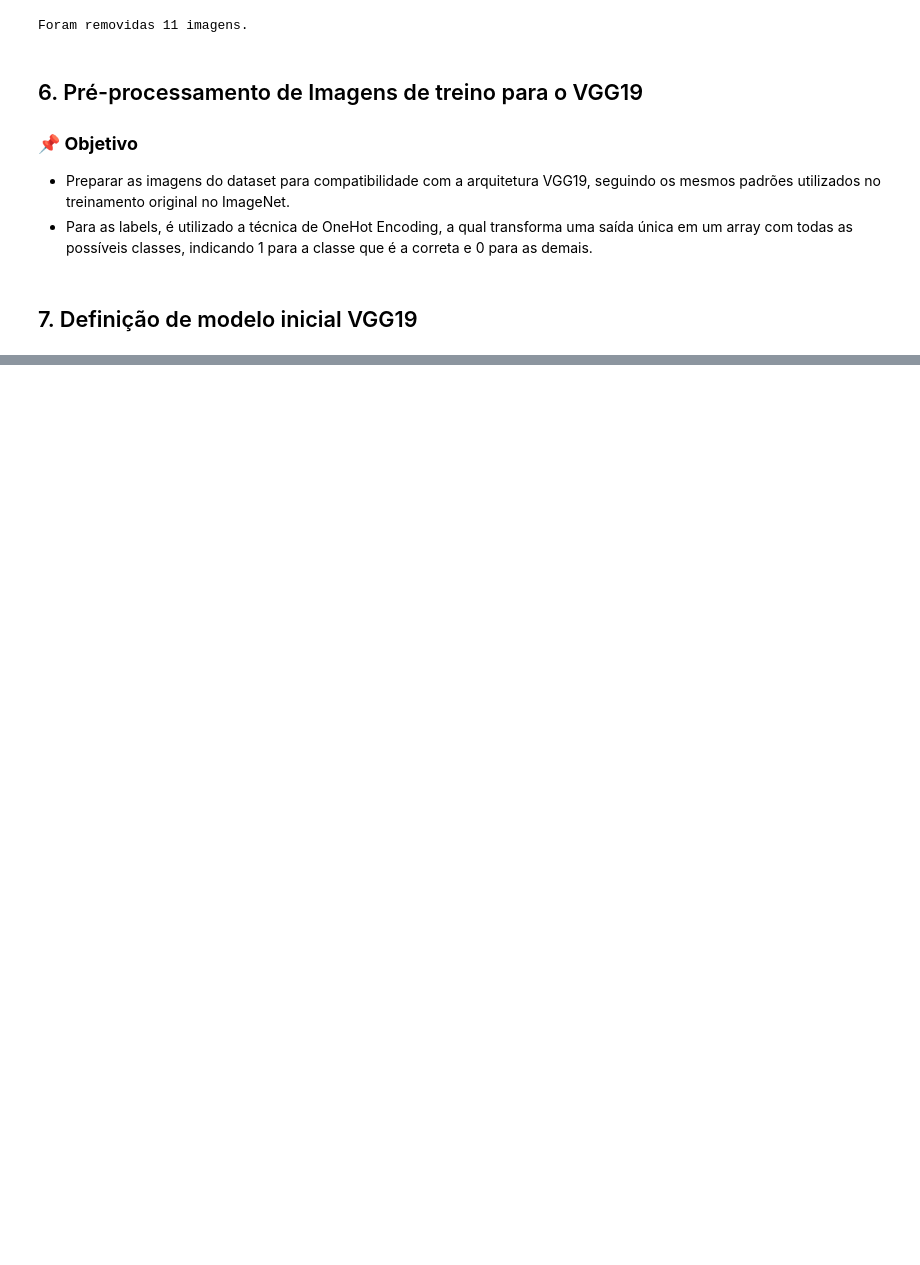
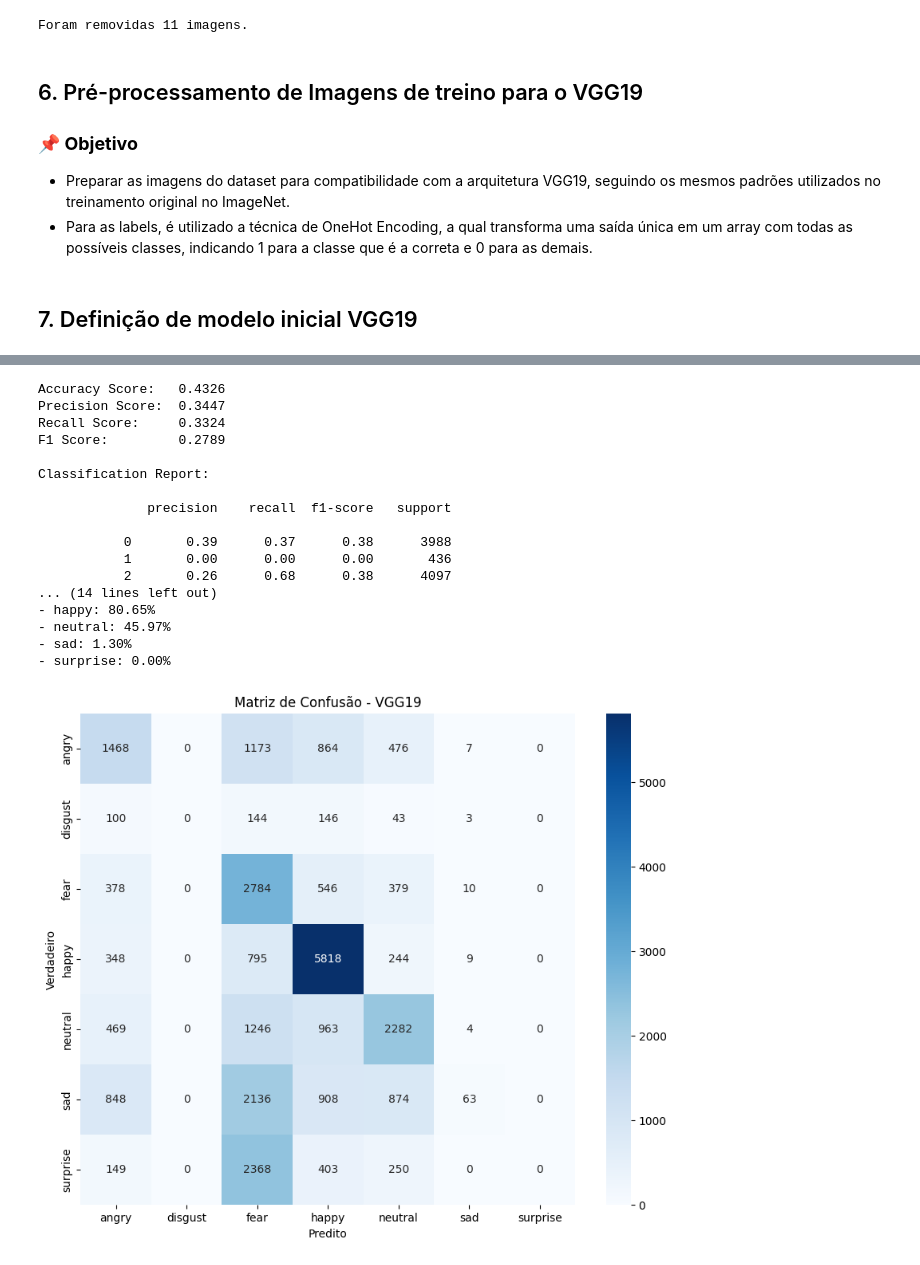
Before and after one commit to igorcenzi/tcc, a Jupyter notebook: TCC_IGOR_CENZI.ipynb, the cells around one changed output, grey strips where cells are left out. Cells and saved outputs as stored; diff of their text form; code cells hidden in the pictures; blank space fills up the shorter version.

```diff
--- a/TCC_IGOR_CENZI.ipynb
+++ b/TCC_IGOR_CENZI.ipynb
@@ -910,3 +327,0 @@ Teste - Acurácia: 0.5382, Loss: 4.3334
-# %%
-loss, acc = model.evaluate(X_test_proc, y_test_cat, verbose=0)
-print(f"Teste - Acurácia: {acc:.4f}, Loss: {loss:.4f}")
@@ -1457,0 +564,19 @@ array([[2.5020579e-01, 5.7583963e-03, 3.1199026e-01, ..., 1.5318368e-01,
+# %%
+IMG_HEIGHT, IMG_WIDTH = 224, 224
+NUM_CLASSES = 7
+BATCH_SIZE = 64
+EPOCHS = 20
+
+callbacks = [
+    EarlyStopping(patience=5, restore_best_weights=True),
+    ReduceLROnPlateau(factor=0.1, patience=3),
+    ModelCheckpoint('best_resnet50_model_basic.keras', monitor='accuracy', save_best_only=True)
+]
+
+history = model.fit(
+    X_train_preprocessed_rn50, y_train_preprocessed_rn50,
+    validation_split=0.2,
+    epochs=EPOCHS,
+    batch_size=BATCH_SIZE,
+    callbacks=callbacks
+)
@@ -1457,0 +596,2 @@ array([[2.5020579e-01, 5.7583963e-03, 3.1199026e-01, ..., 1.5318368e-01,
+# %%
+y_preds_rn50 = model.predict(X_train_preprocessed_rn50)
@@ -1457,0 +600,24 @@ array([[2.5020579e-01, 5.7583963e-03, 3.1199026e-01, ..., 1.5318368e-01,
+# %%
+y_pred_rn50_classes = np.argmax(y_preds_rn50, axis=1)
+y_true_rn50 = np.argmax(y_train_preprocessed_rn50, axis=1)
+# %%
+plot_metrics(y_true_rn50, y_pred_rn50_classes)
+# %% [output]
+Accuracy Score:   0.4326
+Precision Score:  0.3447
+Recall Score:     0.3324
+F1 Score:         0.2789
+
+Classification Report:
+
+              precision    recall  f1-score   support
+
+           0       0.39      0.37      0.38      3988
+           1       0.00      0.00      0.00       436
+           2       0.26      0.68      0.38      4097
+... (14 lines left out)
+- happy: 80.65%
+- neutral: 45.97%
+- sad: 1.30%
+- surprise: 0.00%
+[figure, added]
```
Also changed, not shown: parts of 74 cells of this notebook, 1 other file.
